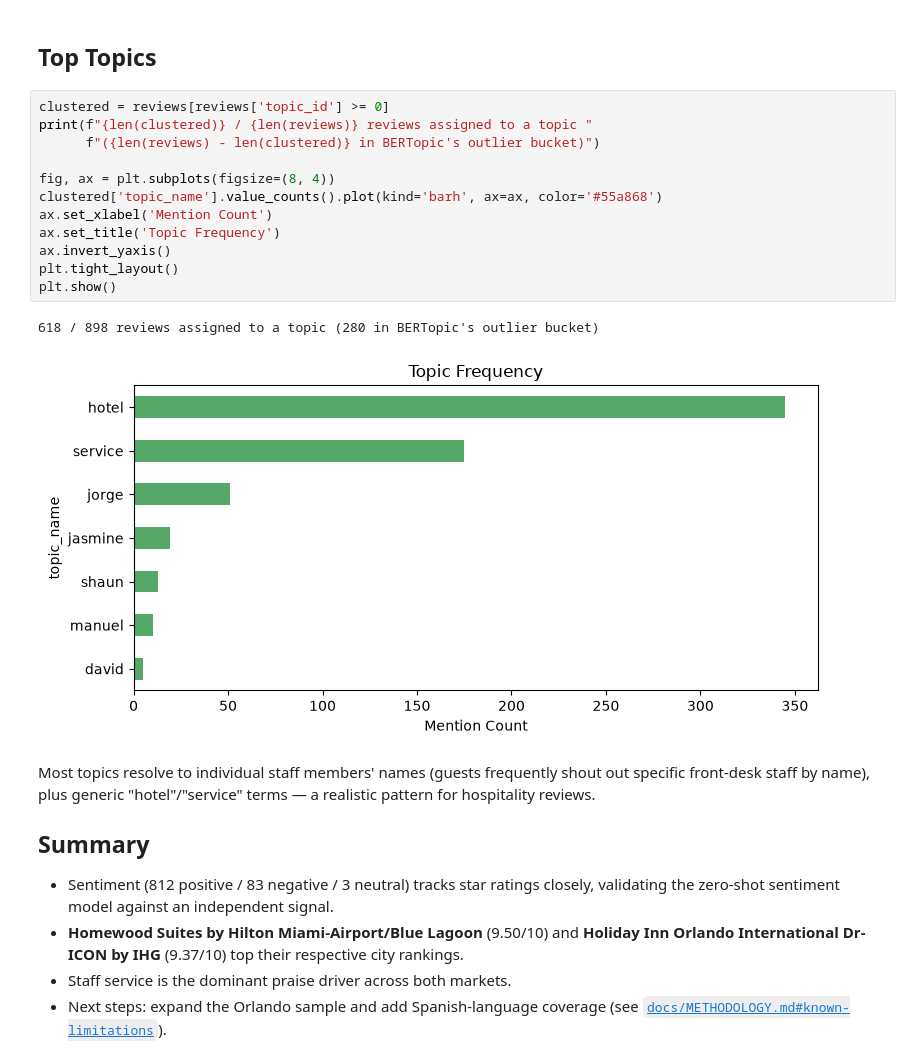
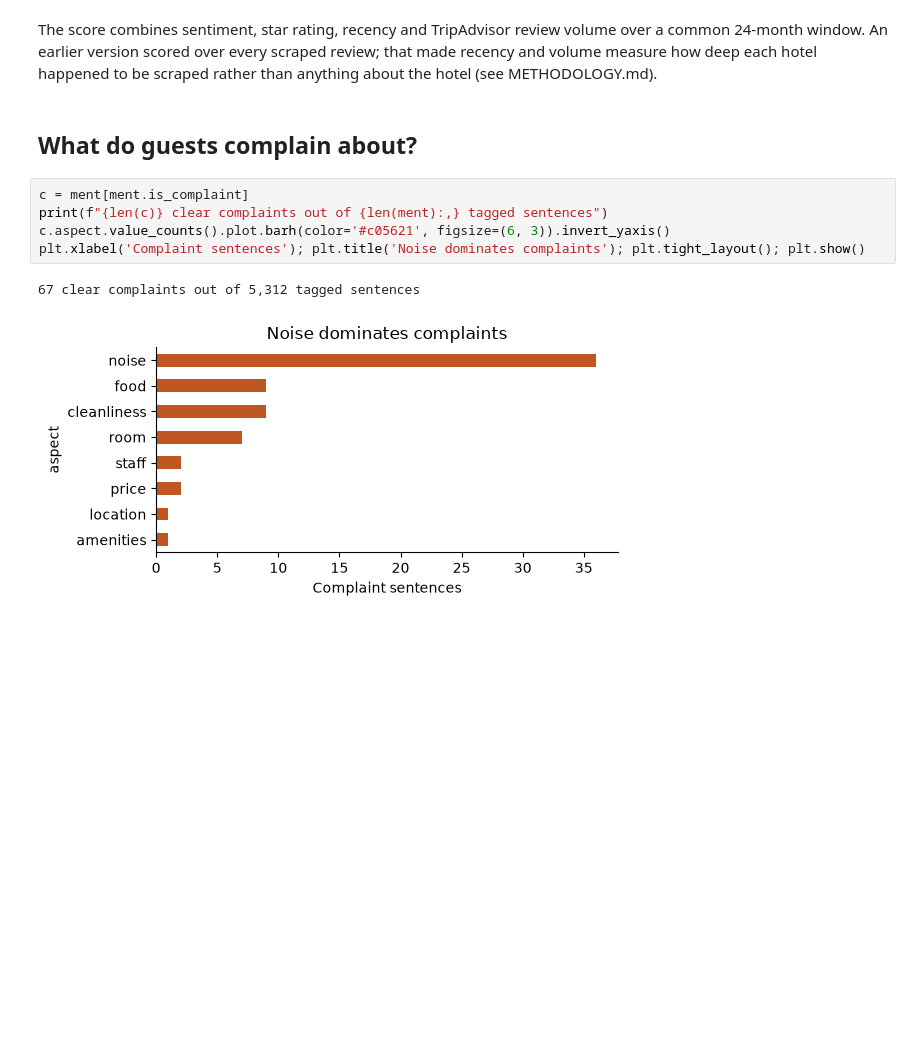
Before and after one commit to brianravelo28/tourism-hotel-sentiment, a Jupyter notebook: notebooks/eda.ipynb, the cells around one changed output. Saved outputs shown, nothing was run; the diff lists cells and outputs as text; blank space fills up the shorter version.

```diff
--- a/notebooks/eda.ipynb
+++ b/notebooks/eda.ipynb
@@ -98,30 +85,14 @@ plt.show()
-# %% [markdown]
-## Top Topics
-# %%
-clustered = reviews[reviews['topic_id'] >= 0]
-print(f"{len(clustered)} / {len(reviews)} reviews assigned to a topic "
-      f"({len(reviews) - len(clustered)} in BERTopic's outlier bucket)")
-
-fig, ax = plt.subplots(figsize=(8, 4))
-clustered['topic_name'].value_counts().plot(kind='barh', ax=ax, color='#55a868')
-ax.set_xlabel('Mention Count')
-ax.set_title('Topic Frequency')
-ax.invert_yaxis()
-plt.tight_layout()
-plt.show()
-# %% [output]
-618 / 898 reviews assigned to a topic (280 in BERTopic's outlier bucket)
-[figure, removed]
-# %% [markdown]
-Most topics resolve to individual staff members' names (guests frequently shout out specific front-desk
-staff by name), plus generic "hotel"/"service" terms — a realistic pattern for hospitality reviews.
-
-## Summary
-
-- Sentiment (812 positive / 83 negative / 3 neutral) tracks star ratings closely, validating the
-  zero-shot sentiment model against an independent signal.
-- **Homewood Suites by Hilton Miami-Airport/Blue Lagoon** (9.50/10) and **Holiday Inn Orlando
-  International Dr-ICON by IHG** (9.37/10) top their respective city rankings.
-- Staff service is the dominant praise driver across both markets.
-- Next steps: expand the Orlando sample and add Spanish-language coverage (see
-  [`docs/METHODOLOGY.md#known-limitations`](../docs/METHODOLOGY.md#known-limitations)).
+# %% [markdown]
+The score combines sentiment, star rating, recency and TripAdvisor review volume over a common 24-month window.
+An earlier version scored over every scraped review; that made recency and volume measure how deep each hotel
+happened to be scraped rather than anything about the hotel (see METHODOLOGY.md).
+# %% [markdown]
+## What do guests complain about?
+# %%
+c = ment[ment.is_complaint]
+print(f"{len(c)} clear complaints out of {len(ment):,} tagged sentences")
+c.aspect.value_counts().plot.barh(color='#c05621', figsize=(6, 3)).invert_yaxis()
+plt.xlabel('Complaint sentences'); plt.title('Noise dominates complaints'); plt.tight_layout(); plt.show()
+# %% [output]
+67 clear complaints out of 5,312 tagged sentences
+[figure, added]
```
Also changed, not shown: parts of 22 cells of this notebook, 21 other files.
